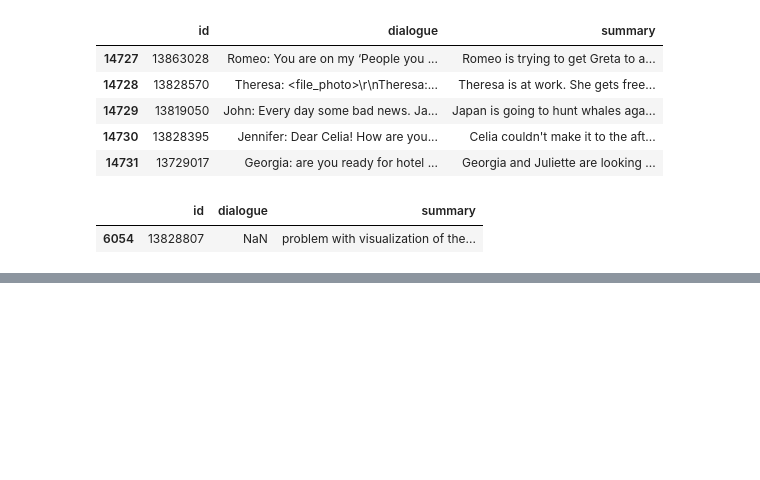
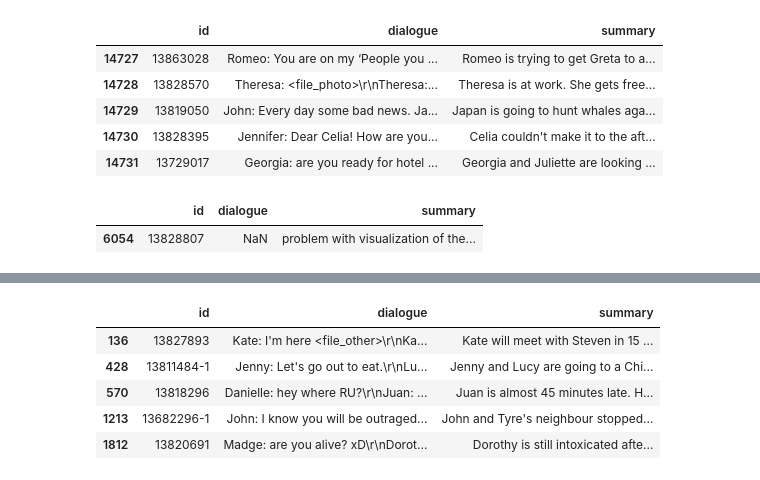
Before and after one commit to LuluW8071/ASR-with-Speech-Sentiment-and-Text-Summarizer, a Jupyter notebook: src/Text_Summarizer/notebooks/bart_finetuned.ipynb, the cells around one changed output, grey strips where cells are left out. Cells and saved outputs as stored; diff of their text form; code cells hidden in the pictures; blank space fills up the shorter version.

```diff
--- a/src/Text_Summarizer/notebooks/bart_finetuned.ipynb
+++ b/src/Text_Summarizer/notebooks/bart_finetuned.ipynb
@@ -285,3 +285,14 @@ df_tfidfvect = pd.DataFrame(x.toarray(), columns=vectorizer.get_feature_names_ou
 plot_correlation(df_tfidfvect, 'Bigrams', 'Train - Summary', 800, 800, 12)
 # %% [output]
 [interactive output not drawn]
+# %%
+# Filtering dataset to see those containing the term '15 minutes' in the summary
+filtered_train = train[train['summary'].str.contains('15 minutes', case=False, na=False)]
+filtered_train.head()
+# %% [output]
+|  | id | dialogue | summary |
+| 136 | 13827893 | Kate: I'm here <file_other>\r\nKa... | Kate will meet with Steven in 15 ... |
+| 428 | 13811484-1 | Jenny: Let's go out to eat.\r\nLu... | Jenny and Lucy are going to a Chi... |
+| 570 | 13818296 | Danielle: hey where RU?\r\nJuan: ... | Juan is almost 45 minutes late. H... |
+| 1213 | 13682296-1 | John: I know you will be outraged... | John and Tyre's neighbour stopped... |
+| 1812 | 13820691 | Madge: are you alive? xD\r\nDorot... | Dorothy is still intoxicated afte... |
```
Also changed, not shown: parts of 11 cells of this notebook.
